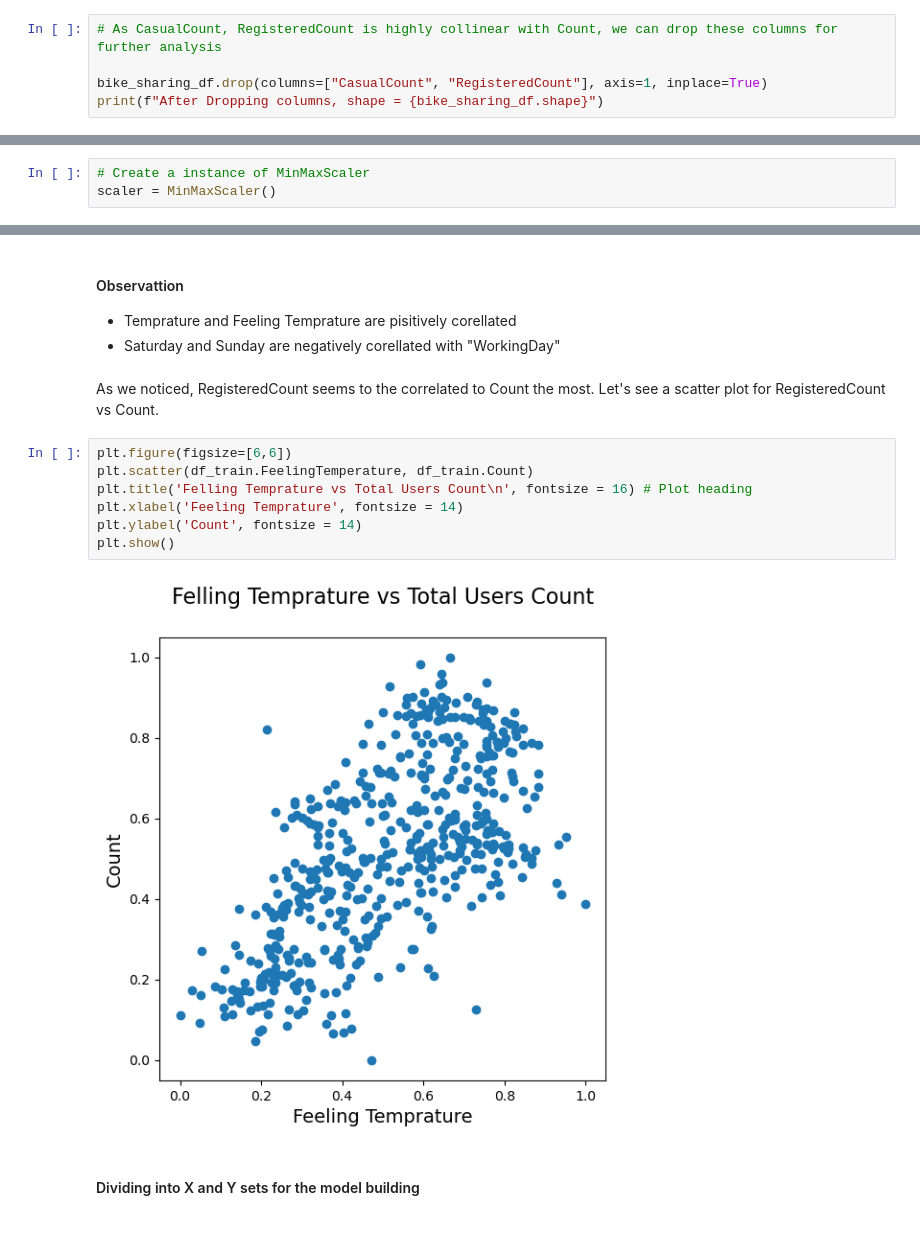
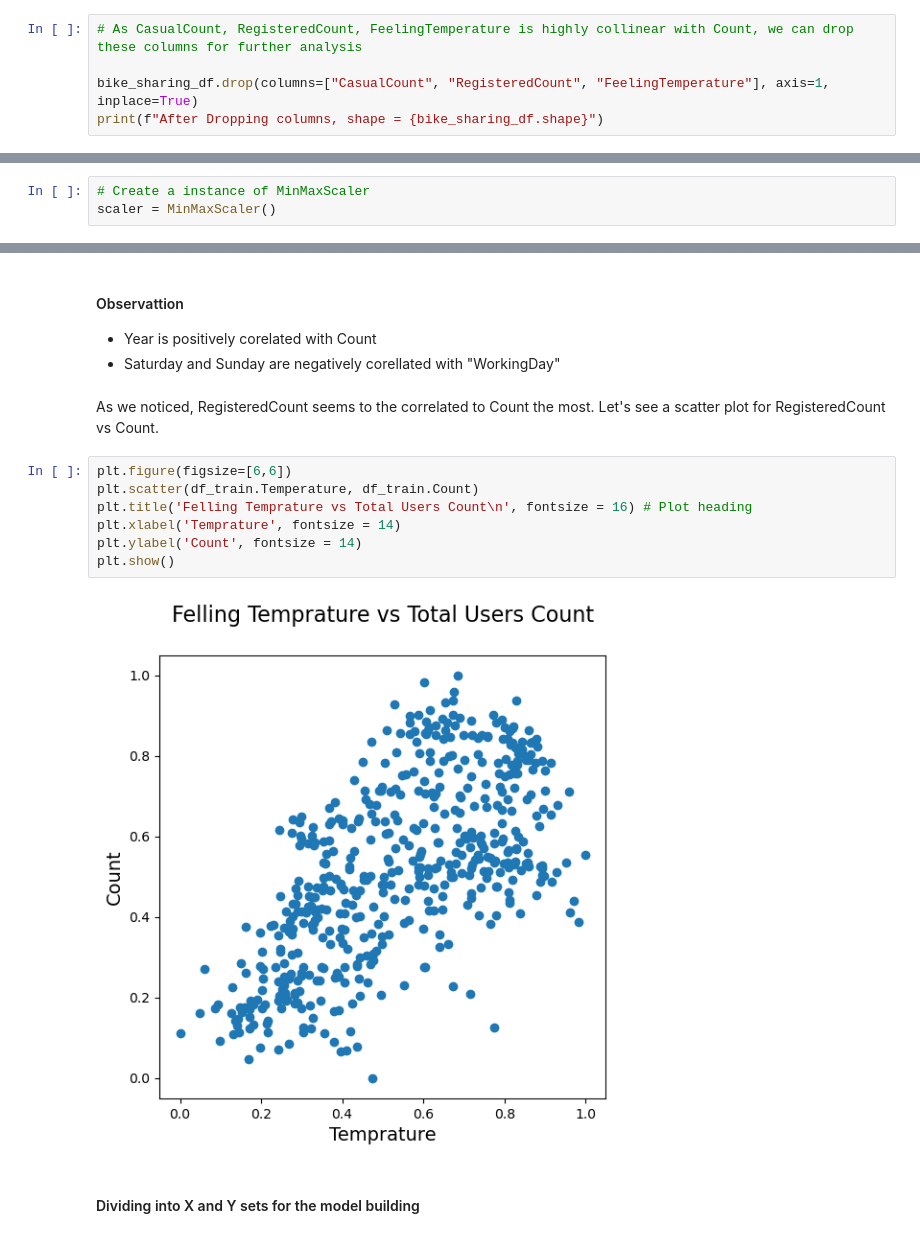
Before and after one commit to ranjitpatra/Bike-Sharing-Case-Study, a Jupyter notebook: Bike Sharing.ipynb, the cells around one changed output, grey strips where cells are left out. Cells and saved outputs as stored; diff of their text form.

```diff
--- a/Bike Sharing.ipynb
+++ b/Bike Sharing.ipynb
@@ -489,8 +489,8 @@ Below are some of the observations
 10. `WindSpeed` shows a negative correlation with `Count` and `RegisteredCount`. It shows if windspeed is more then peoples are not preferring bike more.
 11. `Season` shows a positive corellation with `RegisteredCount` and `Count`.
 # %%
-# As CasualCount, RegisteredCount is highly collinear with Count, we can drop these columns for further analysis
+# As CasualCount, RegisteredCount, FeelingTemperature is highly collinear with Count, we can drop these columns for further analysis
 
-bike_sharing_df.drop(columns=["CasualCount", "RegisteredCount"], axis=1, inplace=True)
+bike_sharing_df.drop(columns=["CasualCount", "RegisteredCount", "FeelingTemperature"], axis=1, inplace=True)
 print(f"After Dropping columns, shape = {bike_sharing_df.shape}")
 # %% [output]
@@ -652,18 +658,18 @@ plt.show()
 # %% [markdown]
 #### Observattion
-- Temprature and Feeling Temprature are pisitively corellated
+- Year is positively corelated with Count
 - Saturday and Sunday are negatively corellated with "WorkingDay"
 # %% [markdown]
 As we noticed, RegisteredCount seems to the correlated to Count the most. Let's see a scatter plot for RegisteredCount vs Count.
 # %%
 plt.figure(figsize=[6,6])
-plt.scatter(df_train.FeelingTemperature, df_train.Count)
+plt.scatter(df_train.Temperature, df_train.Count)
 plt.title('Felling Temprature vs Total Users Count\n', fontsize = 16) # Plot heading
-plt.xlabel('Feeling Temprature', fontsize = 14)
+plt.xlabel('Temprature', fontsize = 14)
 plt.ylabel('Count', fontsize = 14)
 plt.show()
 # %% [output]
-[figure, old version]
+[figure, new version]
 # %% [markdown]
 #### Dividing into X and Y sets for the model building
 # %%
```
Also changed, not shown: parts of 24 cells of this notebook.
